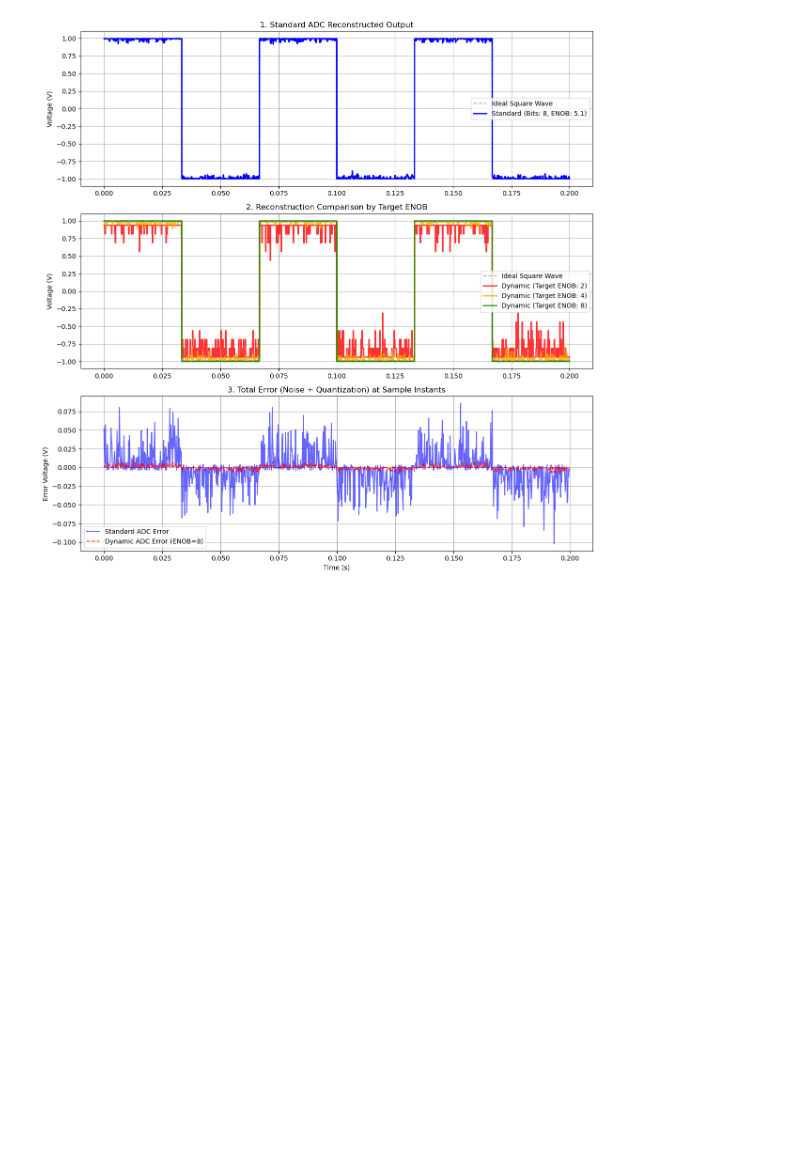
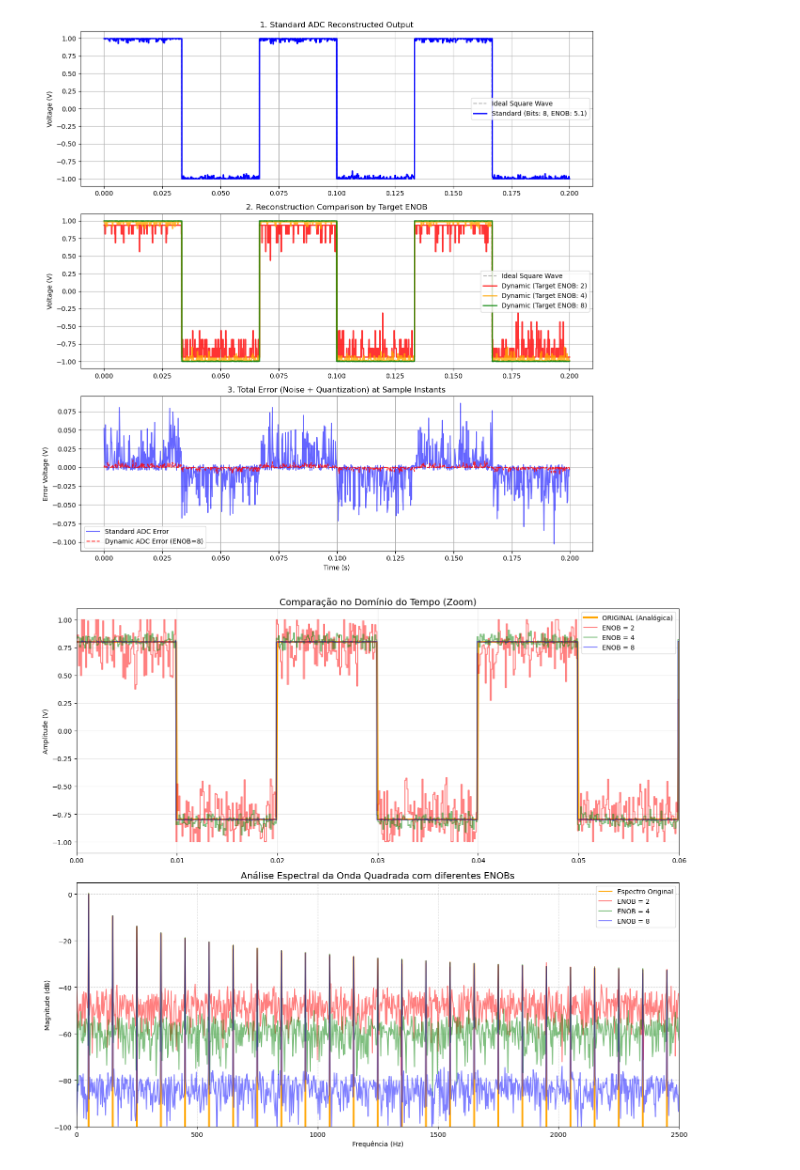
Before and after one commit to elmerfariass/DSPcap, a Jupyter notebook: ADC&DAC.ipynb, the cells around one changed output. Saved outputs shown, nothing was run; the diff lists cells and outputs as text; code cells hidden in the pictures; blank space fills up the shorter version.

Commit message:
manque le FFT du signales numeriques

```diff
--- a/ADC&DAC.ipynb
+++ b/ADC&DAC.ipynb
@@ -1116,3 +1112,60 @@ Target: ENOB 2 | Theoretical SNR: 13.80 dB | Physical Bits Used: 4
 Target: ENOB 4 | Theoretical SNR: 25.84 dB | Physical Bits Used: 6
 Target: ENOB 8 | Theoretical SNR: 49.92 dB | Physical Bits Used: 10
 [figure]
+# %%
+def get_spectrum(signal, fs):
+    N = len(signal)
+    yf = fft(signal)
+    xf = fftfreq(N, 1/fs)[:N//2]
+    # Magnitude normalized in dBFS
+    mag = 20 * np.log10(np.abs(yf[0:N//2]) / (N/2) + 1e-10)
+    return xf, mag
+
+# Parameters
+fs = 10000
+t = np.arange(0, 0.4, 1/fs)
+f_sq = 50
+v_max, v_min = 1.0, -1.0
+enobs = [2, 4, 8]
+analog_in = 0.8 * square(2 * np.pi * f_sq * t)
+
+# Processing
+results = {}
+for enob in enobs:
+    d_out, _, _, _, _, _, _, _, _ = adc_dynamic_model(analog_in, enob, v_max, v_min)
+    xf, mag = get_spectrum(d_out, fs)
+    results[enob] = (d_out, xf, mag)
+
+xf_orig, mag_orig = get_spectrum(analog_in, fs)
+
+# Plotting
+fig, (ax1, ax2) = plt.subplots(2, 1, figsize=(14, 12))
+
+# 1. Time Domain Zoom
+ax1.plot(t, analog_in, color='orange', label='ORIGINAL (Analógica)', lw=3)
+colors = ['red', 'green', 'blue']
+for i, enob in enumerate(enobs):
+    ax1.step(t, results[enob][0], color=colors[i], label=f'ENOB = {enob}', alpha=0.5)
+
+ax1.set_title("Comparação no Domínio do Tempo (Zoom)", fontsize=14)
+ax1.set_xlim(0, 0.06)
+ax1.set_ylabel("Amplitude (V)")
+ax1.grid(True, alpha=0.3)
+ax1.legend(loc='upper right')
+
+# 2. Frequency Domain
+ax2.plot(xf_orig, mag_orig, color='orange', label='Espectro Original', lw=2)
+for i, enob in enumerate(enobs):
+    ax2.plot(results[enob][1], results[enob][2], color=colors[i], label=f'ENOB = {enob}', alpha=0.5)
+
+ax2.set_title("Análise Espectral da Onda Quadrada com diferentes ENOBs", fontsize=14)
+ax2.set_xlabel("Frequência (Hz)")
+ax2.set_ylabel("Magnitude (dB)")
+ax2.set_ylim(-100, 5)
+ax2.set_xlim(0, 2500)
+ax2.grid(True, which='both', linestyle='--', alpha=0.5)
+ax2.legend()
+
+plt.tight_layout()
+# %% [output]
+[figure, added]
```
Also changed, not shown: parts of 2 cells of this notebook.
